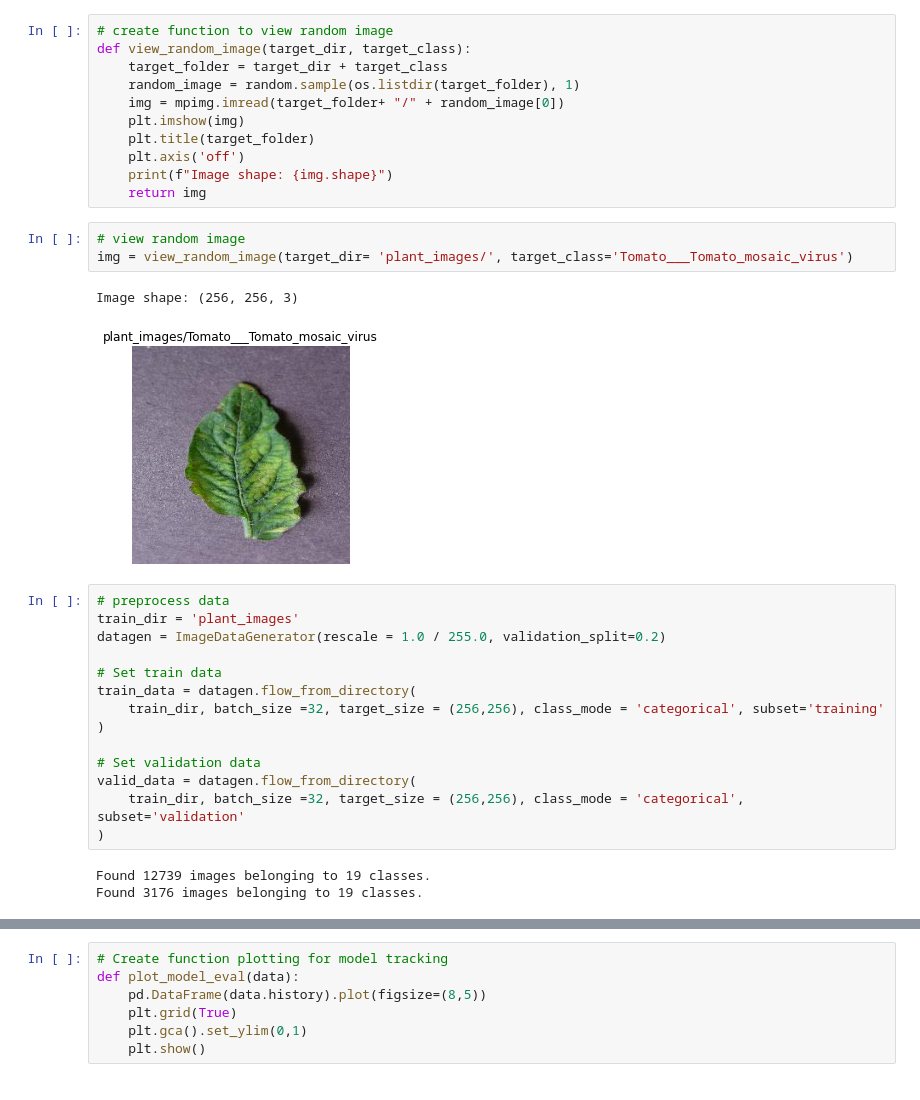
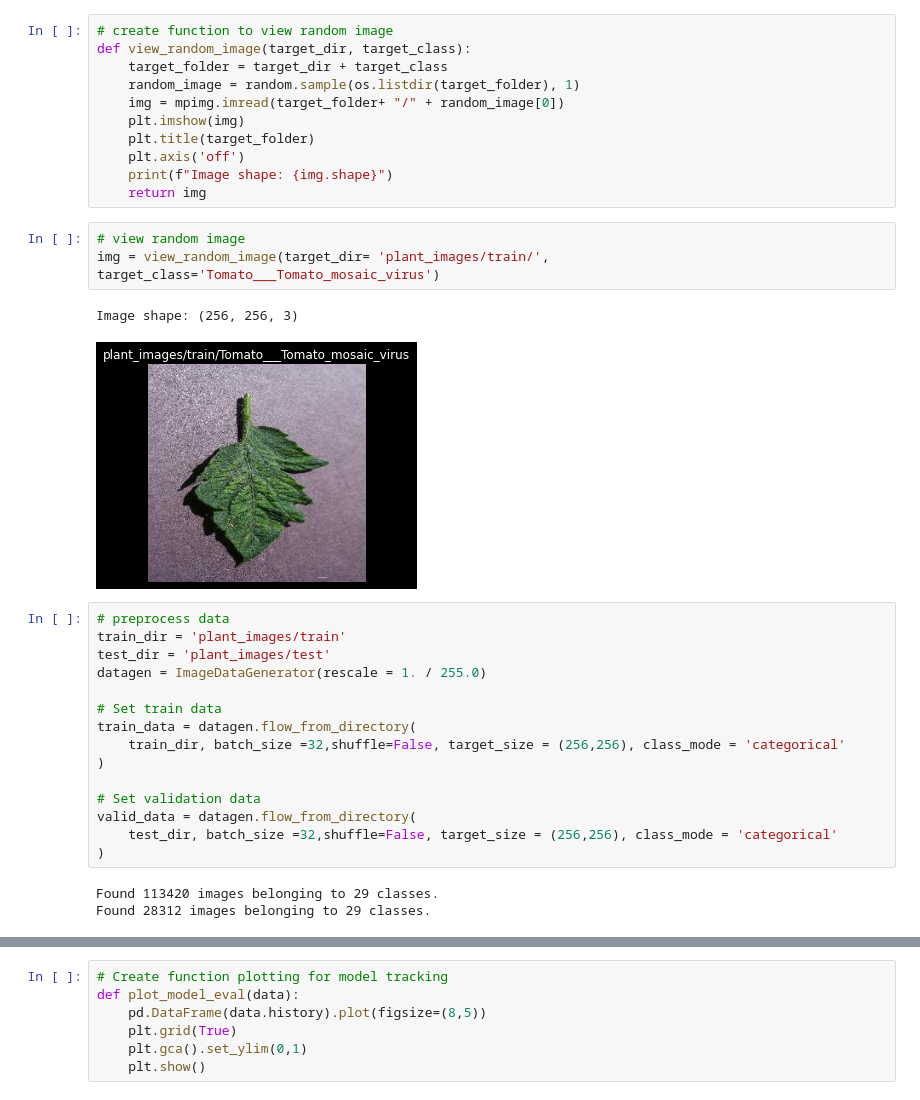
Before and after one commit to FiahIdris/Plant_Desease_Detection, a Jupyter notebook: h8dsft_Milestone2P2.ipynb, the cells around one changed output, grey strips where cells are left out. Saved outputs shown, nothing was run; the diff lists cells and outputs as text.

```diff
--- a/h8dsft_Milestone2P2.ipynb
+++ b/h8dsft_Milestone2P2.ipynb
@@ -35,27 +44,28 @@ def view_random_image(target_dir, target_class):
     return img
 # %%
 # view random image
-img = view_random_image(target_dir= 'plant_images/', target_class='Tomato___Tomato_mosaic_virus')
+img = view_random_image(target_dir= 'plant_images/train/', target_class='Tomato___Tomato_mosaic_virus')
 # %% [output]
 Image shape: (256, 256, 3)
-[figure, old version]
+[figure, new version]
 # %%
 # preprocess data
-train_dir = 'plant_images'
-datagen = ImageDataGenerator(rescale = 1.0 / 255.0, validation_split=0.2)
+train_dir = 'plant_images/train'
+test_dir = 'plant_images/test'
+datagen = ImageDataGenerator(rescale = 1. / 255.0)
 
 # Set train data
 train_data = datagen.flow_from_directory(
-    train_dir, batch_size =32, target_size = (256,256), class_mode = 'categorical', subset='training'
+    train_dir, batch_size =32,shuffle=False, target_size = (256,256), class_mode = 'categorical'
 )
 
 # Set validation data
 valid_data = datagen.flow_from_directory(
-    train_dir, batch_size =32, target_size = (256,256), class_mode = 'categorical', subset='validation'
+    test_dir, batch_size =32,shuffle=False, target_size = (256,256), class_mode = 'categorical'
 )
 # %% [output]
-Found 12739 images belonging to 19 classes.
-Found 3176 images belonging to 19 classes.
+Found 113420 images belonging to 29 classes.
+Found 28312 images belonging to 29 classes.
 # %%
 # Create model architecture with Sequential API
 model = Sequential()
```
Also changed, not shown: parts of 29 cells of this notebook, 3 other files.
